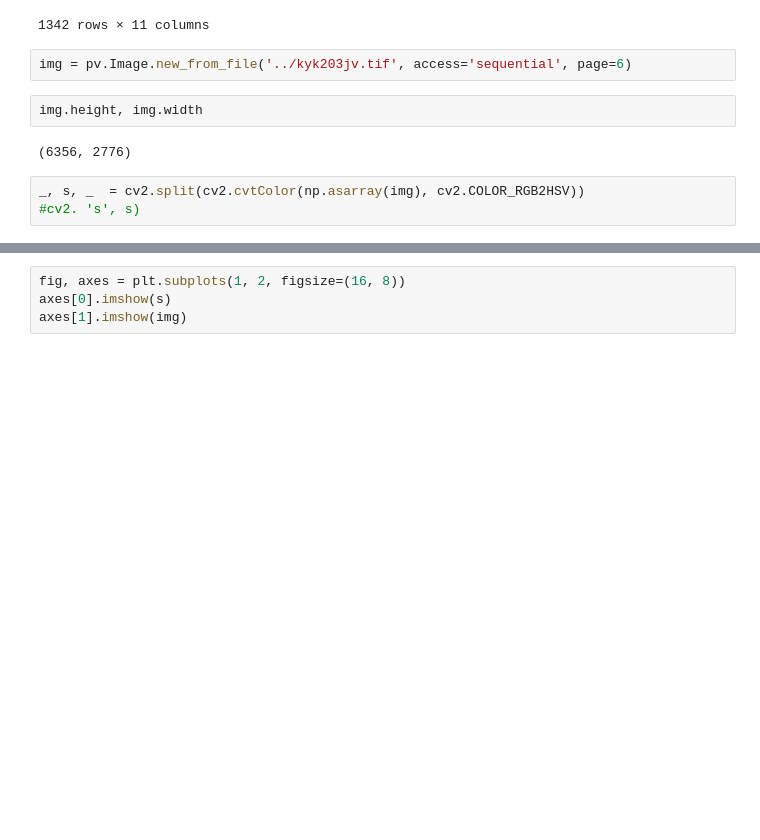
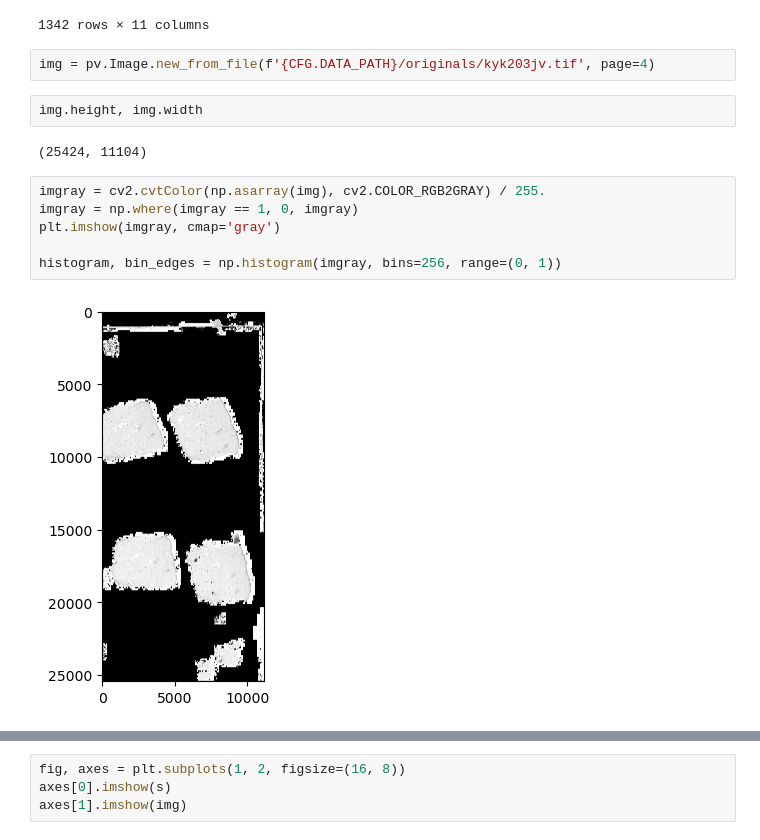
Before and after one commit to Graham-Broughton/visiomel-melanoma-runtime, a Jupyter notebook: notebooks/4.Test.ipynb, the cells around one changed output, grey strips where cells are left out. Drawn from its saved outputs; the diff is of its cells as text; blank space fills up the shorter version.

```diff
--- a/notebooks/4.Test.ipynb
+++ b/notebooks/4.Test.ipynb
@@ -55,11 +55,16 @@ pd.read_csv(f'{CFG.DATA_PATH}/train.csv')
 | 1341 | nv7n6c5c.tif | 0.90 | 0 | -1 | 3070856857 | 1110554288 | s3://drivendata-competition-visio... | s3://drivendata-competition-visio... | s3://drivendata-competition-visio... | ... |
 1342 rows × 11 columns
 # %%
-img = pv.Image.new_from_file('../kyk203jv.tif', access='sequential', page=6)
+img = pv.Image.new_from_file(f'{CFG.DATA_PATH}/originals/kyk203jv.tif', page=4)
 # %%
 img.height, img.width
 # %% [output]
-(6356, 2776)
+(25424, 11104)
-# %%
-_, s, _  = cv2.split(cv2.cvtColor(np.asarray(img), cv2.COLOR_RGB2HSV))
-#cv2. 's', s)
+# %%
+imgray = cv2.cvtColor(np.asarray(img), cv2.COLOR_RGB2GRAY) / 255.
+imgray = np.where(imgray == 1, 0, imgray)
+plt.imshow(imgray, cmap='gray')
+
+histogram, bin_edges = np.histogram(imgray, bins=256, range=(0, 1))
+# %% [output]
+[figure, added]
```
Also changed, not shown: parts of 2 cells of this notebook, 2 other files.
